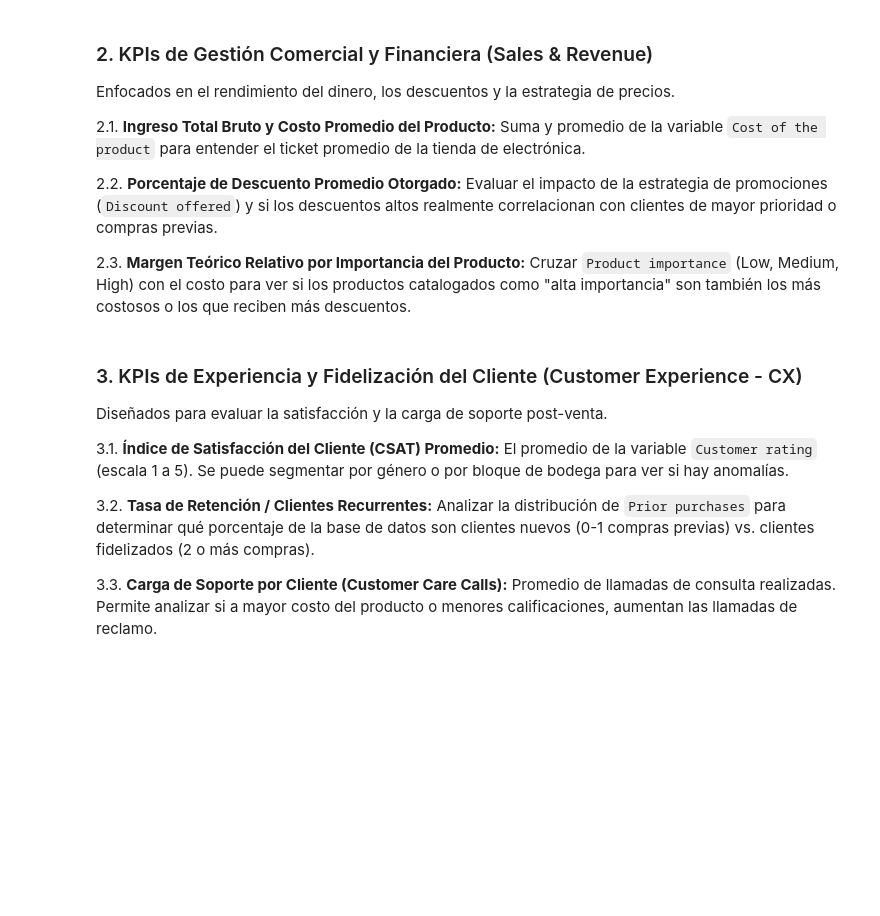
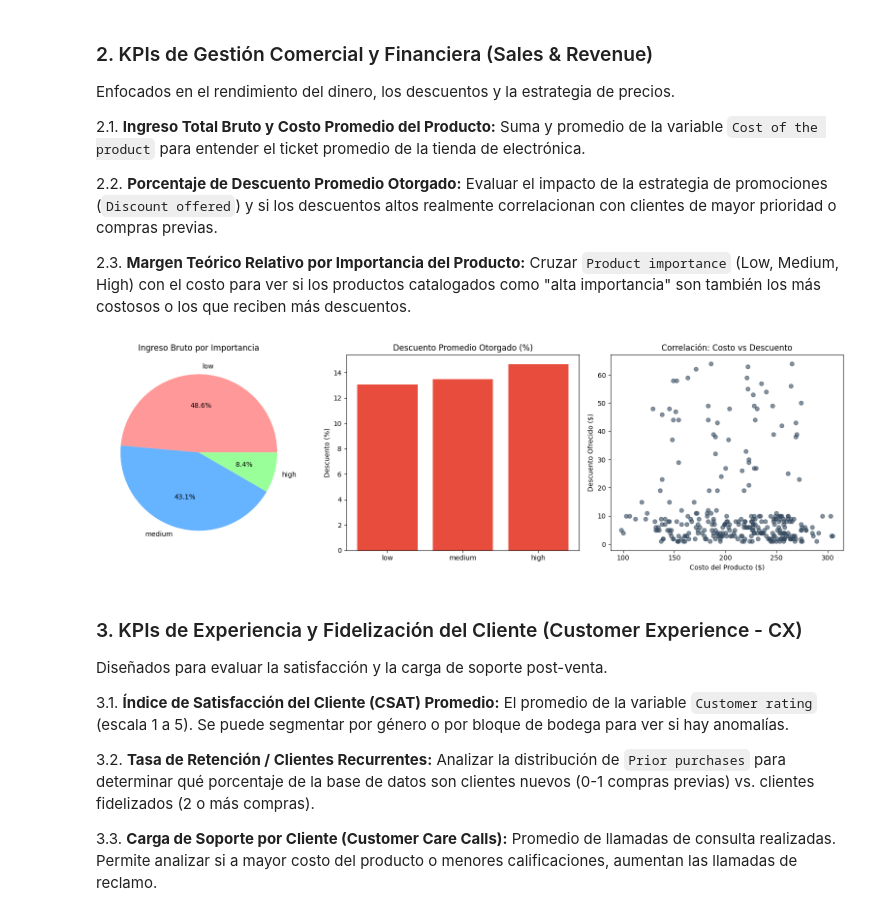
Before and after one commit to gabrielquilachaminds-cloud/Gabriel-Quilachamin---Negocios-DIgitales, a Jupyter notebook: notebooks/02_ebusiness.ipynb, the cells around one changed output. Cells and saved outputs as stored; diff of their text form; code cells hidden in the pictures; blank space fills up the shorter version.

```diff
--- a/notebooks/02_ebusiness.ipynb
+++ b/notebooks/02_ebusiness.ipynb
@@ -89,6 +177,28 @@ Enfocados en el rendimiento del dinero, los descuentos y la estrategia de precio
 2.2. **Porcentaje de Descuento Promedio Otorgado:** Evaluar el impacto de la estrategia de promociones (`Discount offered`) y si los descuentos altos realmente correlacionan con clientes de mayor prioridad o compras previas.
 
 2.3. **Margen Teórico Relativo por Importancia del Producto:** Cruzar `Product importance` (Low, Medium, High) con el costo para ver si los productos catalogados como "alta importancia" son también los más costosos o los que reciben más descuentos.
+# %%
+fig, axes = plt.subplots(1, 3, figsize=(16, 5))
+
+df_ingresos = df_real.groupby('Product_importance')['Cost_of_the_Product'].sum().reindex(['low', 'medium', 'high'])
+axes[0].pie(df_ingresos.values, labels=df_ingresos.index, autopct='%1.1f%%', colors=['#ff9999','#66b3ff','#99ff99'])
+axes[0].set_title('Ingreso Bruto por Importancia')
+
+df_desc = df_real.groupby('Product_importance')['Discount_offered'].mean().reindex(['low', 'medium', 'high'])
+axes[1].bar(df_desc.index, df_desc.values, color='#e74c3c')
+axes[1].set_title('Descuento Promedio Otorgado (%)')
+axes[1].set_ylabel('Descuento (%)')
+
+muestra = df_real.sample(300, random_state=42)
+axes[2].scatter(muestra['Cost_of_the_Product'], muestra['Discount_offered'], alpha=0.6, color='#34495e')
+axes[2].set_title('Correlación: Costo vs Descuento')
+axes[2].set_xlabel('Costo del Producto ($)')
+axes[2].set_ylabel('Descuento Ofrecido ($)')
+
+plt.tight_layout()
+plt.show()
+# %% [output]
+[figure, added]
 # %% [markdown]
 ### 3. KPIs de Experiencia y Fidelización del Cliente (Customer Experience - CX)
 
```
Also changed, not shown: parts of 6 cells of this notebook.
